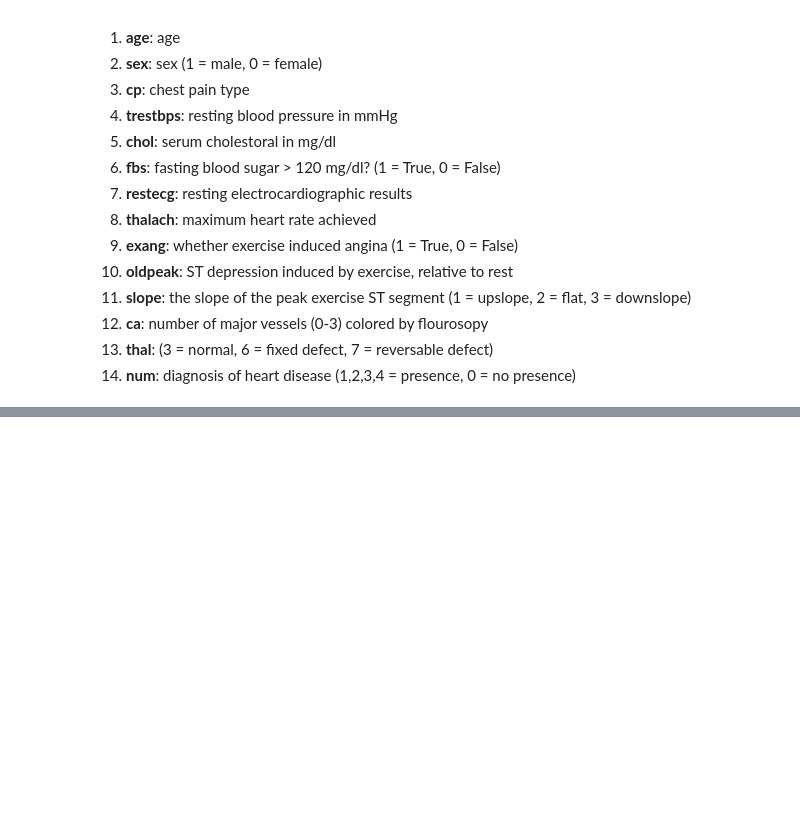
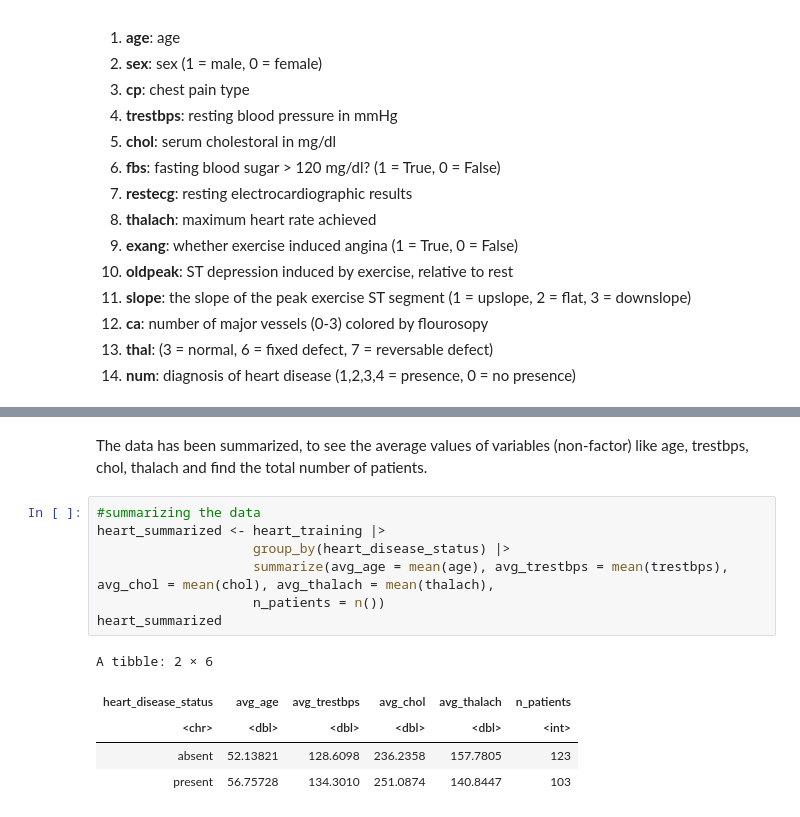
Before and after one commit to ssamiaa/Predicting-HeartDisease-Grp10, a Jupyter notebook: Group Proposal.ipynb, the cells around one changed output, grey strips where cells are left out. Cells and saved outputs as stored; diff of their text form; blank space fills up the shorter version.

```diff
--- a/Group Proposal.ipynb
+++ b/Group Proposal.ipynb
@@ -74,0 +127,15 @@ A spec_tbl_df: 303 × 14
+# %% [markdown]
+The data has been summarized, to see the average values of variables (non-factor) like age, trestbps, chol, thalach and find the total number of patients.
+# %%
+#summarizing the data
+heart_summarized <- heart_training |>
+                    group_by(heart_disease_status) |>
+                    summarize(avg_age = mean(age), avg_trestbps = mean(trestbps), avg_chol = mean(chol), avg_thalach = mean(thalach),
+                    n_patients = n())
+heart_summarized
+# %% [output]
+A tibble: 2 × 6
+| heart_disease_status | avg_age | avg_trestbps | avg_chol | avg_thalach | n_patients |
+| <chr> | <dbl> | <dbl> | <dbl> | <dbl> | <int> |
+| absent | 52.13821 | 128.6098 | 236.2358 | 157.7805 | 123 |
+| present | 56.75728 | 134.3010 | 251.0874 | 140.8447 | 103 |
```
Also changed, not shown: parts of 14 cells of this notebook.
